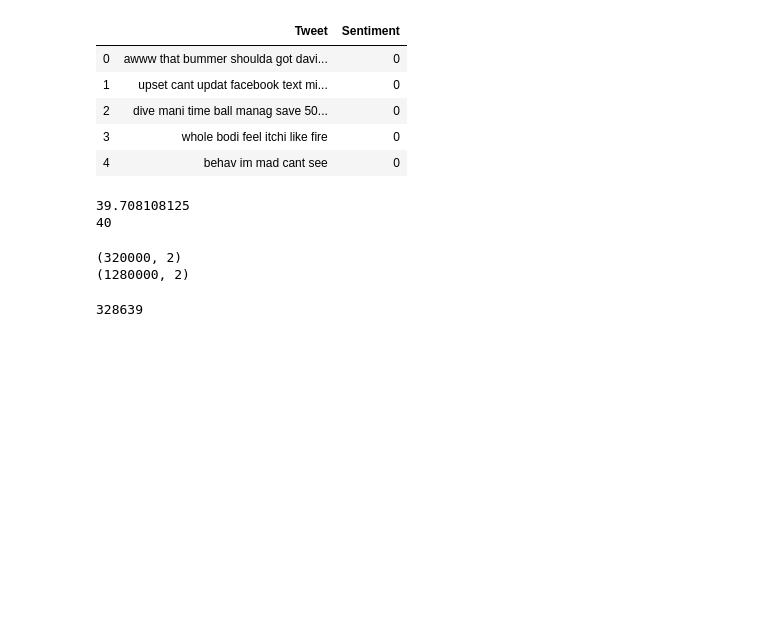
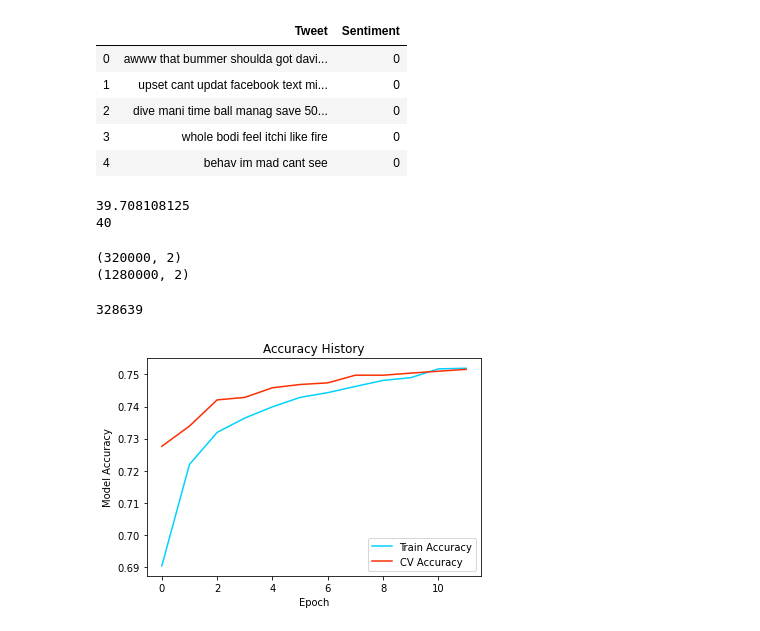
Before and after one commit to jwCheng28/Sentiment-Analysis, a Jupyter notebook: testing.ipynb, the cells around one changed output. Saved outputs shown, nothing was run; the diff lists cells and outputs as text; code cells hidden in the pictures; blank space fills up the shorter version.

Commit message:
train model with glove

```diff
--- a/testing.ipynb
+++ b/testing.ipynb
@@ -160,0 +184,13 @@ model.compile(optimizer=Adam(), loss='binary_crossentropy', metrics=['accuracy']
+# %%
+history = pickle.load(open("processed_data/history.pyb", "rb"))
+# %%
+plt.plot(history['accuracy'], c='#00d2ff', label='Train Accuracy')
+plt.plot(history['val_accuracy'], c='#fb2e01', label='CV Accuracy')
+plt.title('Accuracy History')
+plt.xlabel('Epoch')
+plt.ylabel('Model Accuracy')
+plt.legend()
+plt.savefig('pics/accuracy_history.png')
+#plt.show()
+# %% [output]
+[figure, added]
```
Also changed, not shown: parts of 6 cells of this notebook.
